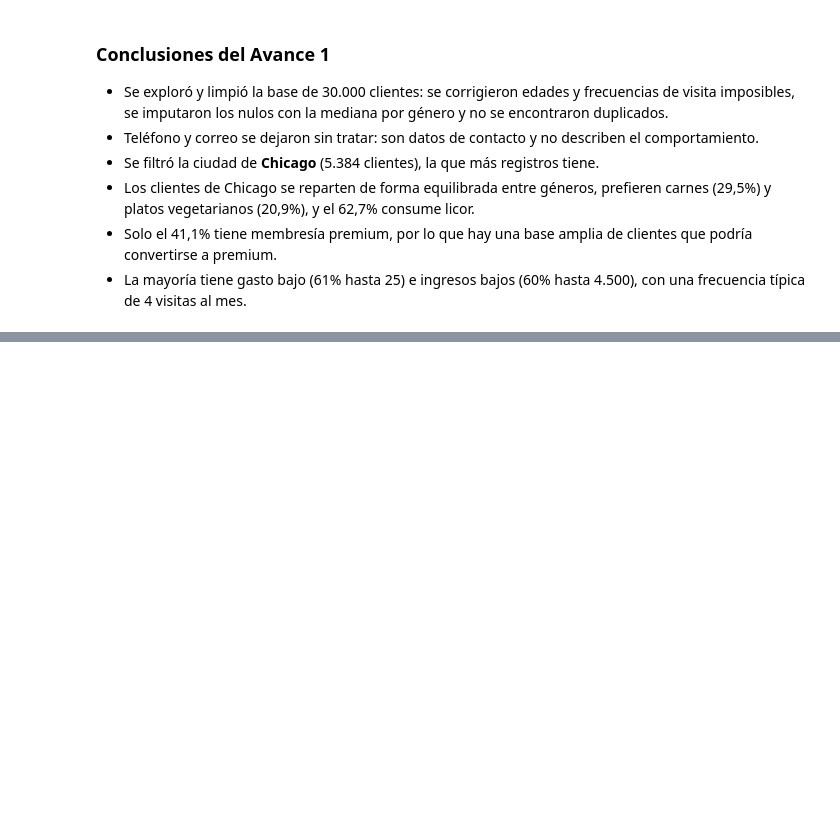
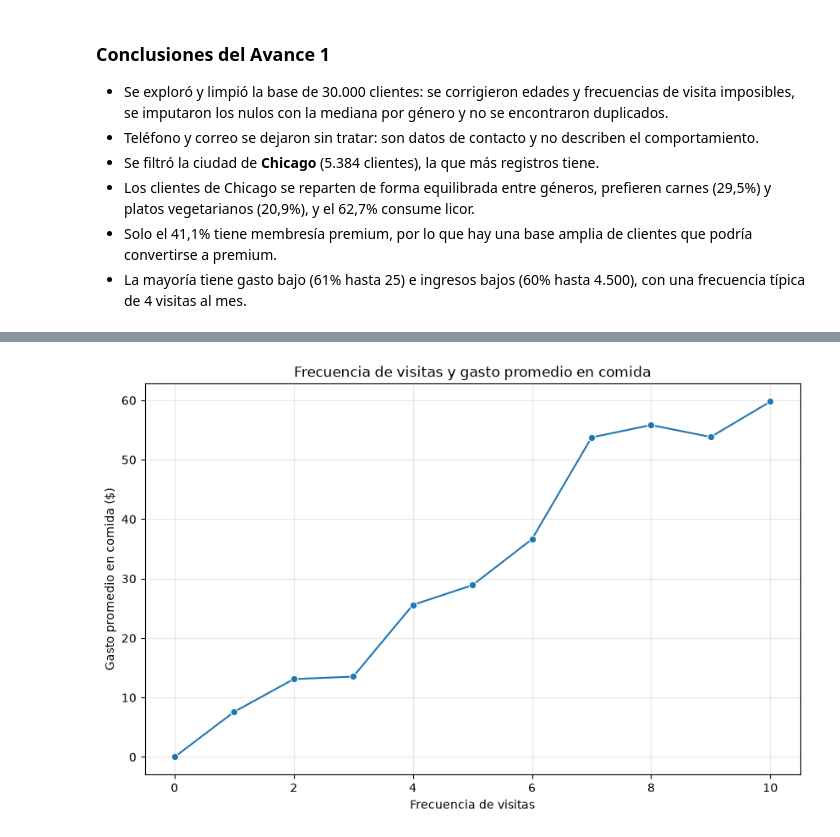
Before and after one commit to pachecobravo/ProyectoM1_Christian_Pacheco, a Jupyter notebook: Avances_Notebooks/Avance_1_EDA.ipynb, the cells around one changed output, grey strips where cells are left out. Saved outputs shown, nothing was run; the diff lists cells and outputs as text; code cells hidden in the pictures; blank space fills up the shorter version.

```diff
--- a/Avances_Notebooks/Avance_1_EDA.ipynb
+++ b/Avances_Notebooks/Avance_1_EDA.ipynb
@@ -625,0 +468,9 @@ df_chicago.head()
+# %%
+#4 ¿Los clientes que visitan con mayor frecuencia gastan más en comida?
+# Calcula el gasto promedio para cada frecuencia de visitas
+df_frecuencia = df_chicago.groupby("frecuencia_visita").agg(
+    cantidad_clientes=("id_persona", "count"),
+    gasto_promedio=("promedio_gasto_comida", "mean")
+).reset_index()
+
+df_frecuencia.round(2)
@@ -625,0 +490,19 @@ df_chicago.head()
+# %%
+#Representa la relación entre frecuencia de visitas y gasto promedio
+
+plt.figure(figsize=(10, 6))
+
+sns.lineplot(
+    data=df_frecuencia,
+    x="frecuencia_visita",
+    y="gasto_promedio",
+    marker="o"
+)
+
+plt.title("Frecuencia de visitas y gasto promedio en comida")
+plt.xlabel("Frecuencia de visitas")
+plt.ylabel("Gasto promedio en comida ($)")
+plt.grid(True, alpha=0.3)
+plt.show()
+# %% [output]
+[figure, added]
```
Also changed, not shown: parts of 87 cells of this notebook, 2 other files.
